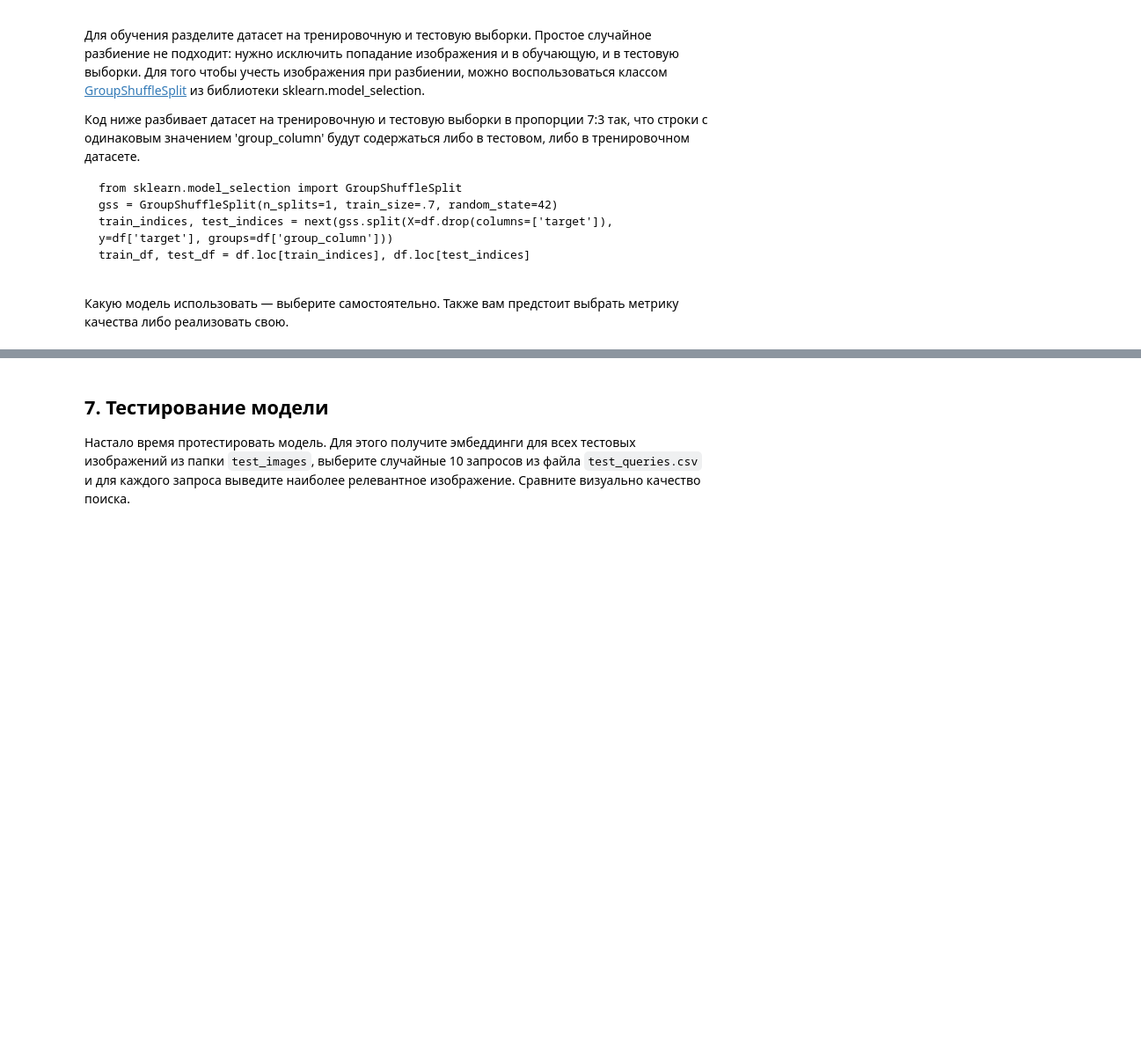
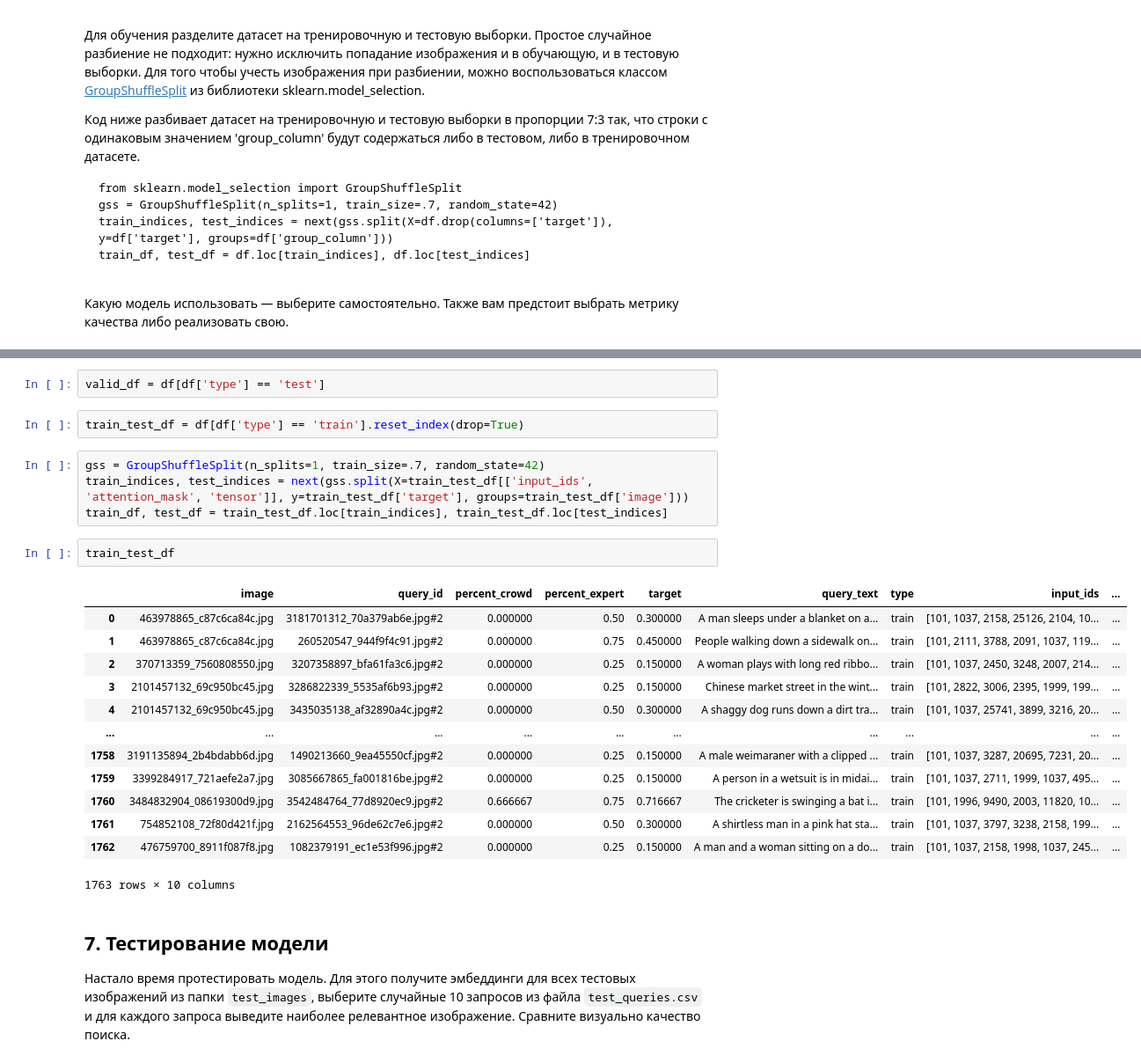
Before and after one commit to kirillva/project04, a Jupyter notebook: index.ipynb, the cells around one changed output, grey strips where cells are left out. Shown at 88% size. Cells and saved outputs as stored; diff of their text form; blank space fills up the shorter version.

```diff
--- a/index.ipynb
+++ b/index.ipynb
@@ -592,3 +609,27 @@ train_df, test_df = df.loc[train_indices], df.loc[test_indices]
+# %%
+valid_df = df[df['type'] == 'test']
+# %%
+train_test_df = df[df['type'] == 'train'].reset_index(drop=True)
+# %%
+gss = GroupShuffleSplit(n_splits=1, train_size=.7, random_state=42)
+train_indices, test_indices = next(gss.split(X=train_test_df[['input_ids', 'attention_mask', 'tensor']], y=train_test_df['target'], groups=train_test_df['image']))
+train_df, test_df = train_test_df.loc[train_indices], train_test_df.loc[test_indices]
+# %%
+train_test_df
+# %% [output]
+|  | image | query_id | percent_crowd | percent_expert | target | query_text | type | input_ids | ... |
+| 0 | 463978865_c87c6ca84c.jpg | 3181701312_70a379ab6e.jpg#2 | 0.000000 | 0.50 | 0.300000 | A man sleeps under a blanket on a... | train | [101, 1037, 2158, 25126, 2104, 10... | ... |
+| 1 | 463978865_c87c6ca84c.jpg | 260520547_944f9f4c91.jpg#2 | 0.000000 | 0.75 | 0.450000 | People walking down a sidewalk on... | train | [101, 2111, 3788, 2091, 1037, 119... | ... |
+| 2 | 370713359_7560808550.jpg | 3207358897_bfa61fa3c6.jpg#2 | 0.000000 | 0.25 | 0.150000 | A woman plays with long red ribbo... | train | [101, 1037, 2450, 3248, 2007, 214... | ... |
+| 3 | 2101457132_69c950bc45.jpg | 3286822339_5535af6b93.jpg#2 | 0.000000 | 0.25 | 0.150000 | Chinese market street in the wint... | train | [101, 2822, 3006, 2395, 1999, 199... | ... |
+| 4 | 2101457132_69c950bc45.jpg | 3435035138_af32890a4c.jpg#2 | 0.000000 | 0.50 | 0.300000 | A shaggy dog runs down a dirt tra... | train | [101, 1037, 25741, 3899, 3216, 20... | ... |
+| ... | ... | ... | ... | ... | ... | ... | ... | ... | ... |
+| 1758 | 3191135894_2b4bdabb6d.jpg | 1490213660_9ea45550cf.jpg#2 | 0.000000 | 0.25 | 0.150000 | A male weimaraner with a clipped ... | train | [101, 1037, 3287, 20695, 7231, 20... | ... |
+| 1759 | 3399284917_721aefe2a7.jpg | 3085667865_fa001816be.jpg#2 | 0.000000 | 0.25 | 0.150000 | A person in a wetsuit is in midai... | train | [101, 1037, 2711, 1999, 1037, 495... | ... |
+| 1760 | 3484832904_08619300d9.jpg | 3542484764_77d8920ec9.jpg#2 | 0.666667 | 0.75 | 0.716667 | The cricketer is swinging a bat i... | train | [101, 1996, 9490, 2003, 11820, 10... | ... |
+| 1761 | 754852108_72f80d421f.jpg | 2162564553_96de62c7e6.jpg#2 | 0.000000 | 0.50 | 0.300000 | A shirtless man in a pink hat sta... | train | [101, 1037, 3797, 3238, 2158, 199... | ... |
+| 1762 | 476759700_8911f087f8.jpg | 1082379191_ec1e53f996.jpg#2 | 0.000000 | 0.25 | 0.150000 | A man and a woman sitting on a do... | train | [101, 1037, 2158, 1998, 1037, 245... | ... |
+1763 rows × 10 columns
 # %% [markdown]
 ## 7. Тестирование модели
 
```
Also changed, not shown: parts of 22 cells of this notebook, 1 other file.
